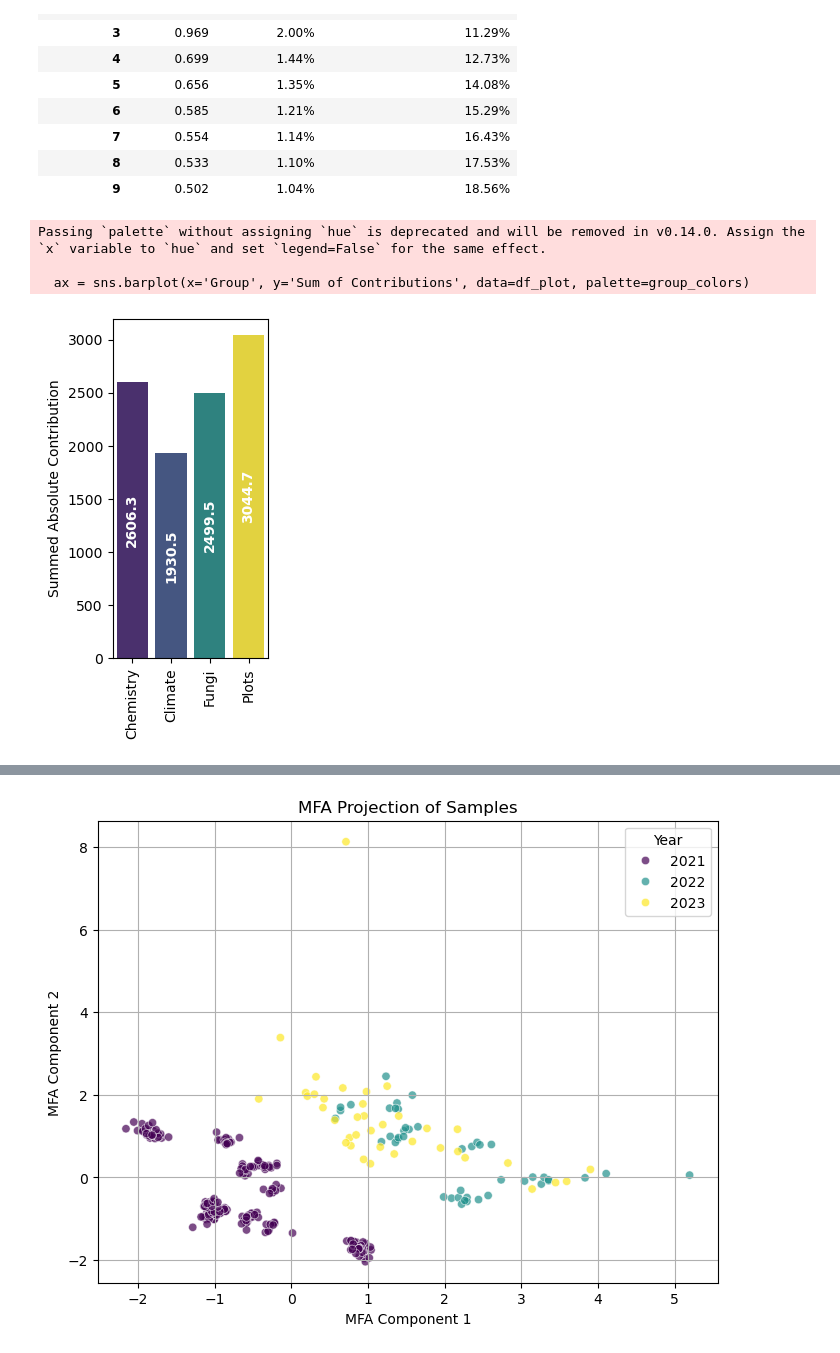
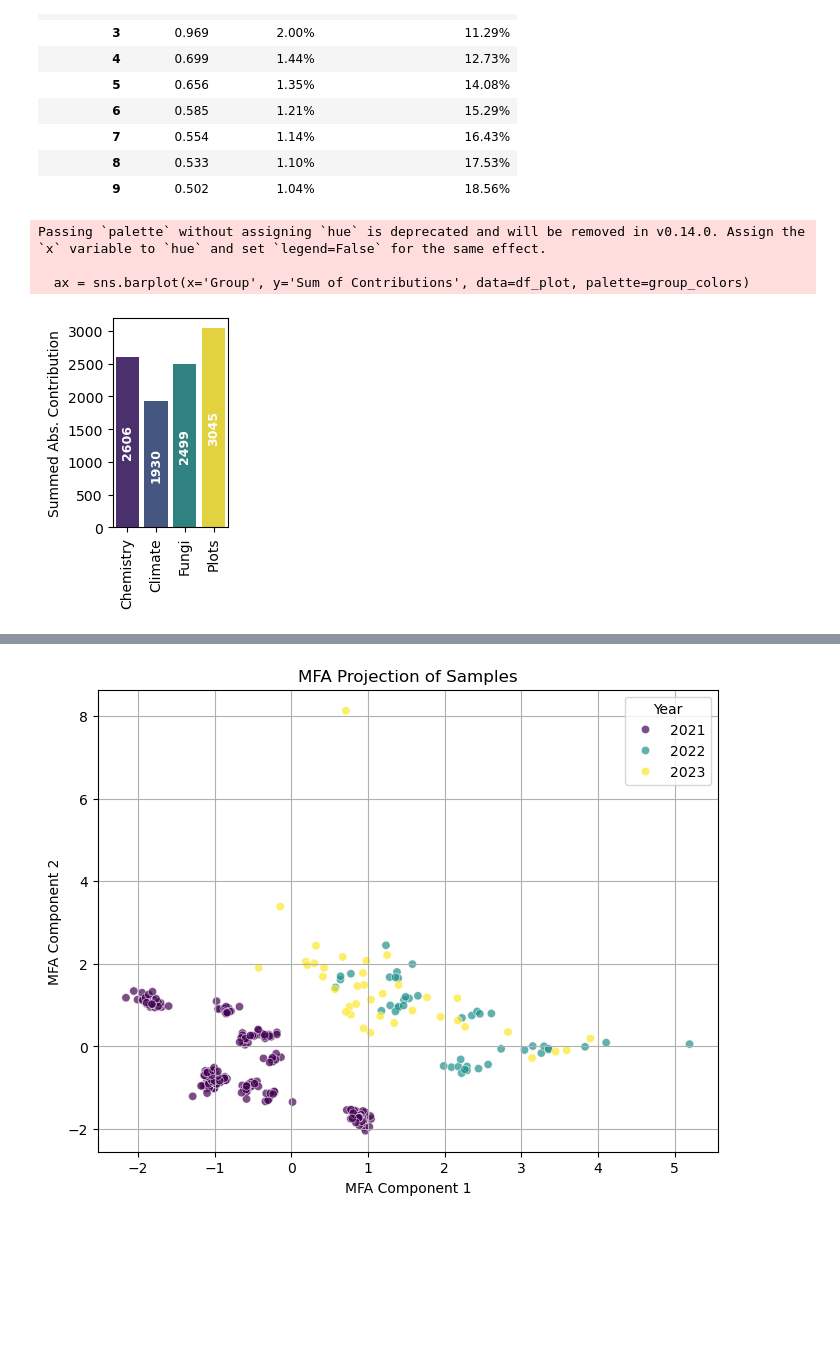
Before and after one commit to bokulich-publications/microterroir, a Jupyter notebook: Microbiome/combined-analysis/6_Fun_MFA_berries.ipynb, the cells around one changed output, grey strips where cells are left out. Saved outputs shown, nothing was run; the diff lists cells and outputs as text; code cells hidden in the pictures; blank space fills up the shorter version.

```diff
--- a/Microbiome/combined-analysis/6_Fun_MFA_berries.ipynb
+++ b/Microbiome/combined-analysis/6_Fun_MFA_berries.ipynb
@@ -333,31 +333,31 @@ mfa.eigenvalues_summary
 # %%
 partial_coords = mfa.partial_row_coordinates(df_mfa)
 
 # Assuming `partial_coords` is the dataframe you obtained from MFA
 df_abs_sum = partial_coords.abs().sum()
 
 # Convert to DataFrame for plotting
 df_plot = df_abs_sum.groupby(level=0).sum().reset_index()
 df_plot.columns = ['Group', 'Sum of Contributions']
 
 # Plot
-plt.figure(figsize=(2.5,4.5))
+plt.figure(figsize=(2.1,3.2))
 ax = sns.barplot(x='Group', y='Sum of Contributions', data=df_plot, palette=group_colors)
 # Add numeric values on top of bars
 for p in ax.patches:
-    ax.annotate(f'{p.get_height():.1f}',
+    ax.annotate(f'{p.get_height():.0f}',
                 (p.get_x() + p.get_width() / 2, p.get_height() * 0.5),  # Position inside the bar
-                ha='center', va='center', fontsize=10, fontweight='bold',
+                ha='center', va='center', fontsize=9, fontweight='bold',
                 color='white', rotation=90)
 
 plt.xticks(rotation=90)
 plt.xlabel('')
-plt.ylabel('Summed Absolute Contribution')
+plt.ylabel('Summed Abs. Contribution')
 plt.tight_layout()
 plt.savefig('/home/lfloerl/cloud/lfloerl/Microterroir/Figures/MFA_Berries_Contributions.png', dpi=1000)
 plt.show()
 # %% [output]
 Passing `palette` without assigning `hue` is deprecated and will be removed in v0.14.0. Assign the `x` variable to `hue` and set `legend=False` for the same effect.
 
   ax = sns.barplot(x='Group', y='Sum of Contributions', data=df_plot, palette=group_colors)
-[figure, old version]
+[figure, new version]
```
Also changed, not shown: parts of 13 cells of this notebook, 6 other files.
